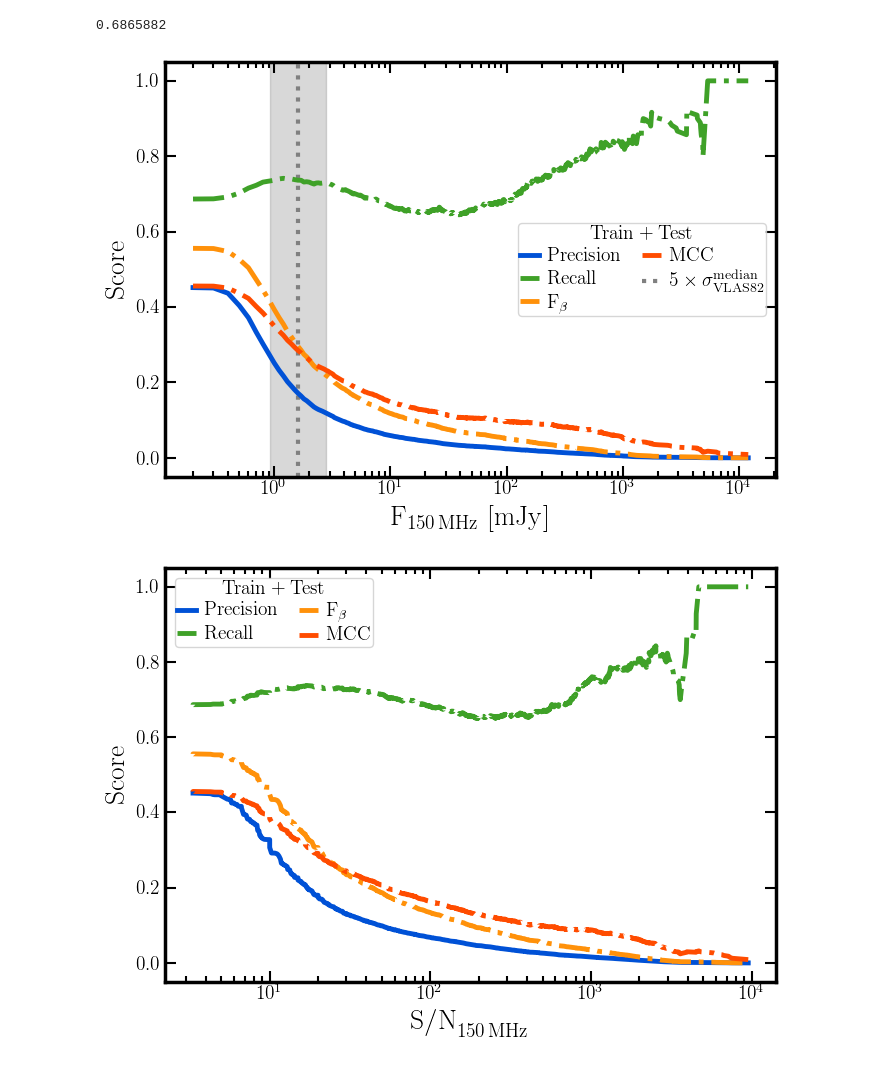
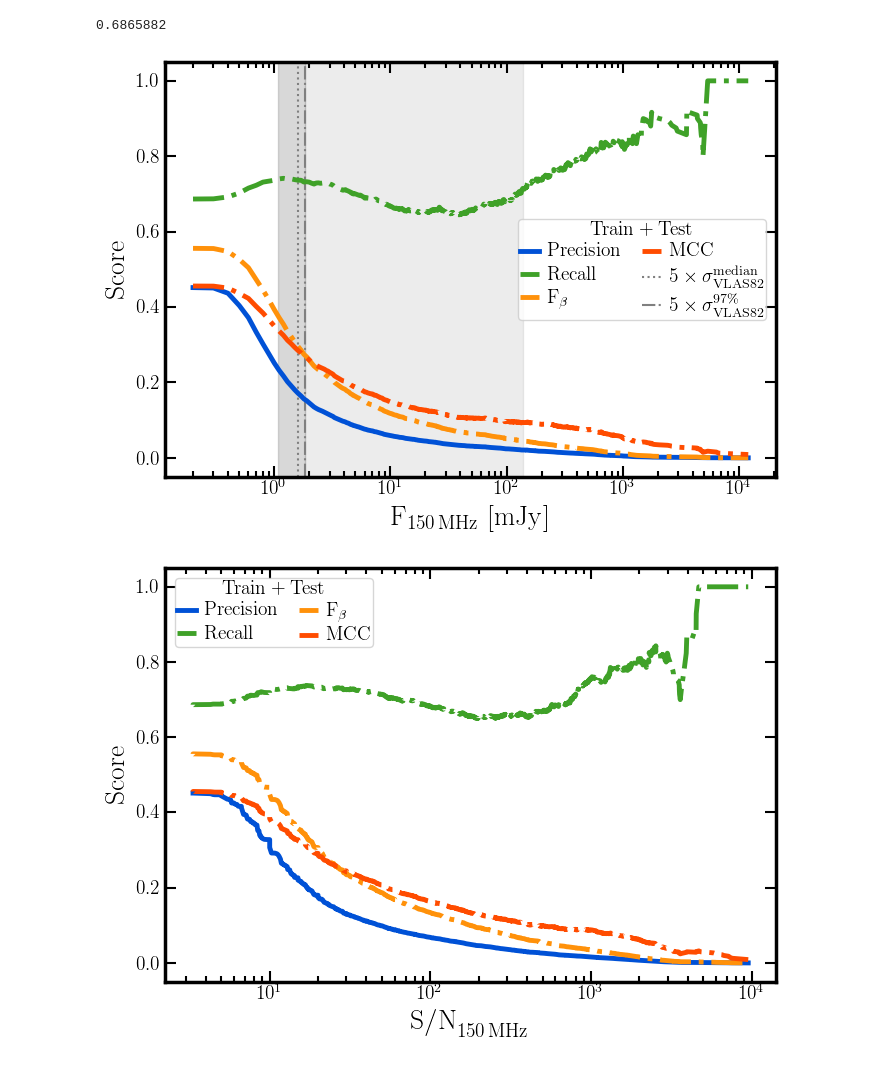
Before and after one commit to racarvajal/Pipeline_ML_6arcsec, a Jupyter notebook: ML_13.ipynb, the cells around one changed output. Cells and saved outputs as stored; diff of their text form; code cells hidden in the pictures.

```diff
--- a/ML_13.ipynb
+++ b/ML_13.ipynb
@@ -165,13 +165,15 @@ lums_rLOFAR                               = radio_lum(full_catalog_df.loc[:, 'Si
                                                       radio_alpha_LOFAR)  # Assuming same alpha as AGN and Gal
 lums_rLOFAR[~(lums_rLOFAR > 0)]           = np.nan
 full_catalog_df['log_Sint_LOFAR_non_imp'] = np.log10(full_catalog_df.loc[:, 'Sint_LOFAR_non_imp'])
+full_catalog_df['log_SNR_LOFAR']          = np.log10(full_catalog_df.loc[:, 'SNR_LOFAR'])
 full_catalog_df['lum_LOFAR']              = lums_rLOFAR.value
 lums_rLOFAR_14_GHz                        = lums_rLOFAR * ((1.4 * u.GHz) / (150 * u.MHz).to(u.GHz))**radio_alpha_LOFAR
 full_catalog_df['lum_14_GHz']             = lums_rLOFAR_14_GHz.value
 full_catalog_df['log_lum_LOFAR']          = np.log10(lums_rLOFAR.value)
 full_catalog_df['log_lum_14_GHz']         = np.log10(lums_rLOFAR_14_GHz.value)
-for col in ['log_Sint_LOFAR_non_imp', 'lum_LOFAR', 'lum_14_GHz', 'log_lum_LOFAR', 'log_lum_14_GHz']:
-    full_catalog_df.loc[~np.array(full_catalog_df.loc[:, col] > 0), col] = np.nan
+# %%
+for col in ['log_Sint_LOFAR_non_imp', 'lum_LOFAR', 'lum_14_GHz', 'log_lum_LOFAR', 'log_lum_14_GHz', 'log_SNR_LOFAR']:
+    full_catalog_df.loc[~np.array(full_catalog_df.loc[:, col] > 0), col] = np.nan
 # %% [markdown]
 Create features with class and combined redshift.
 # %%
@@ -328,38 +330,38 @@ ax1             = fig.add_subplot(111, xscale='log')
 
 ax1.plot(LOFAR_flx_range, radio_precs_flx, ls='-', marker='None', label=r'$\mathrm{Precision}$',
          lw=3.5, color=plt.get_cmap('cet_rainbow')(0.05))
 ax1.plot(LOFAR_flx_range, radio_recalls_flx, ls='-.', marker='None', label=r'$\mathrm{Recall}$',
          lw=3.5, color=plt.get_cmap('cet_rainbow')(0.30))
 # ax1.plot(LOFAR_flx_range, radio_accs_flx, ls='-', marker='None', label=r'$\mathrm{Accuracy}$',
 #          lw=3.5, color=plt.get_cmap('cet_rainbow')(0.50))
 ax1.plot(LOFAR_flx_range, radio_f_scores_flx, ls='-.', marker='None', label=r'$\mathrm{F}_{\beta}$',
          lw=3.5, color=plt.get_cmap('cet_rainbow')(0.80))
 ax1.plot(LOFAR_flx_range, radio_mccs_flx, ls='-.', marker='None', label=r'$\mathrm{MCC}$',
          lw=3.5, color=plt.get_cmap('cet_rainbow')(0.95))
 
 # ax1.axvline(x=5 * 25e-3, ls=':', lw=3.0, color='gray', zorder=1, label=r'$\mathrm{rms}_{\mathrm{LOFAR}}$')
-ax1.axvline(x=5 * 321e-3, ls=':', lw=3.0, color='gray', zorder=1, label=r'$5 \times \sigma_{\mathrm{VLAS82}}^{\mathrm{median}}$')
-# ax1.axvline(x=5 * 185e-3, ls=':', lw=3.0, color='gray', zorder=1, label=r'$5 \times \sigma_{\mathrm{VLAS82}}$')
-# ax1.axvline(x=5 * 555e-3, ls=':', lw=3.0, color='gray', zorder=1, label=r'$5 \times \sigma_{\mathrm{VLAS82}}$')
 # ax1.axvline(x=5 * 320e-3, ls=':', lw=3.0, color='gray', zorder=1, label=r'$\mathrm{rms}_{\mathrm{EMU}}$')
-ax1.fill_betweenx(np.linspace(-1, 1.2), 5 * 185e-3, 5 * 555e-3, color='gray', zorder=0, alpha=0.3)
+ax1.axvline(x=5 * 321e-3, ls=':', lw=1.5, color='gray', zorder=1, label=r'$5 \times \sigma_{\mathrm{VLAS82}}^{\mathrm{median}}$')
+ax1.axvline(x=5 * 370e-3, ls='-.', lw=1.5, color='gray', zorder=1, label=r'$5 \times \sigma_{\mathrm{VLAS82}}^{97\%}$')
+ax1.fill_betweenx(np.linspace(-1, 1.2), 5 * 216e-3, 5 * 370e-3, color='gray', zorder=0, alpha=0.30)  # 35 uJy -> 60 uJy
+ax1.fill_betweenx(np.linspace(-1, 1.2), 5 * 370e-3, 5 * 277e-1, color='gray', zorder=0, alpha=0.15)  # 60 uJy -> 4.4 mJy
 
 ax1.set_ylim(bottom=-0.05, top=1.05)
 ax1.set_xlabel(r'$\mathrm{F}_{150 \, \mathrm{MHz}} ~ [\mathrm{mJy}]$', fontsize=20)
 ax1.set_ylabel(r'$\mathrm{Score}$', fontsize=20)
 ax1.tick_params(which='both', top=True, right=True, direction='in')
 ax1.tick_params(axis='both', which='major', labelsize=14)
 ax1.tick_params(which='major', length=8, width=1.5)
 ax1.tick_params(which='minor', length=4, width=1.5)
 plt.setp(ax1.spines.values(), linewidth=2.5)
 plt.setp(ax1.spines.values(), linewidth=2.5)
 plt.legend(loc='center right', fontsize=14, title=r'$\mathrm{Train+Test}$',
            title_fontsize=14, ncol=2, borderpad=0.1, labelspacing=0.3,
            handlelength=1.0, handletextpad=0.4, columnspacing=1.0)
 fig.tight_layout()
 plt.show()
 # %% [output]
-[figure, old version]
+[figure, new version]
 # %%
 fig             = plt.figure(figsize=(7,5))
 ax1             = fig.add_subplot(111, xscale='log')
```
Also changed, not shown: parts of 4 cells of this notebook.
